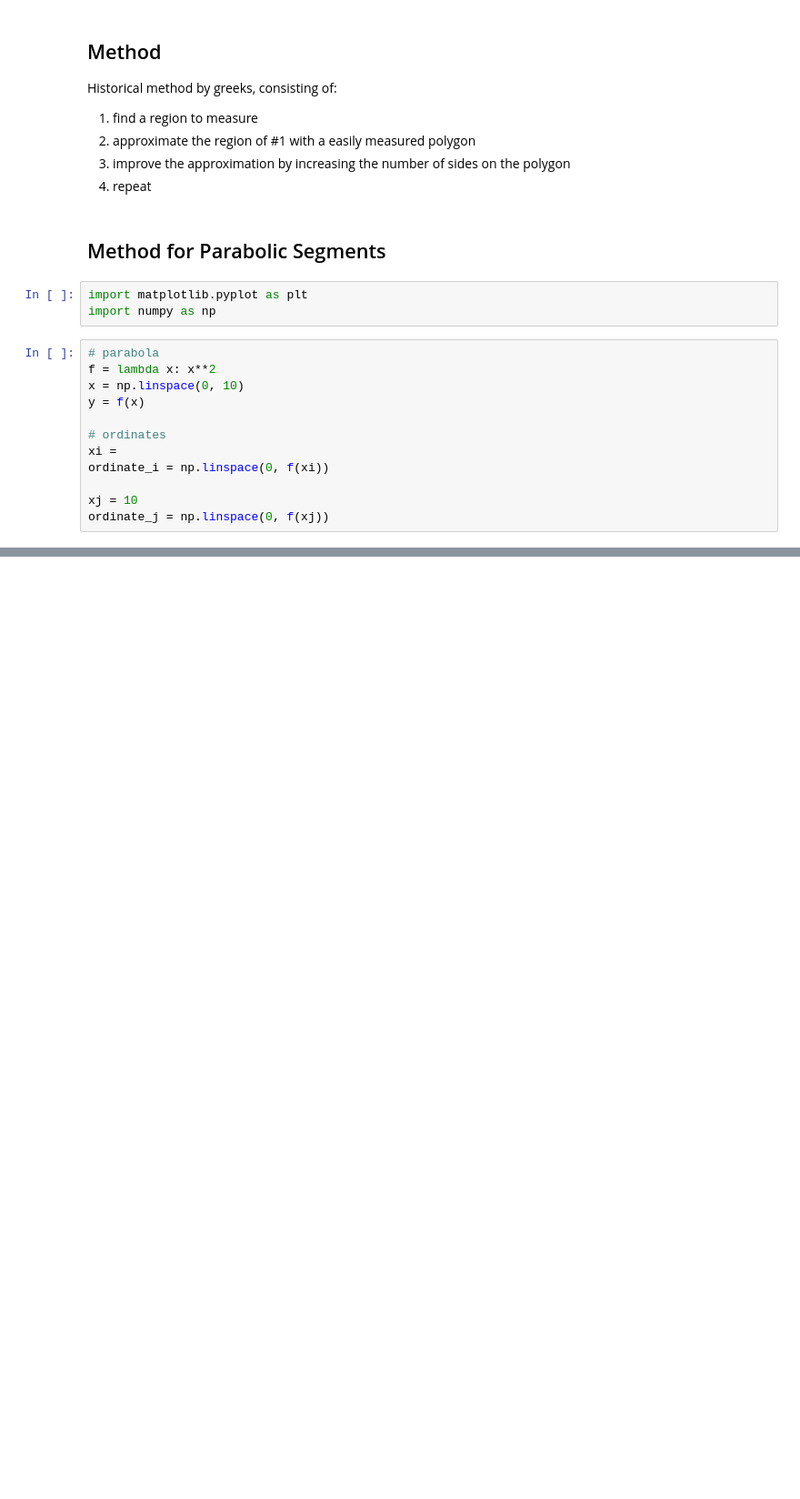
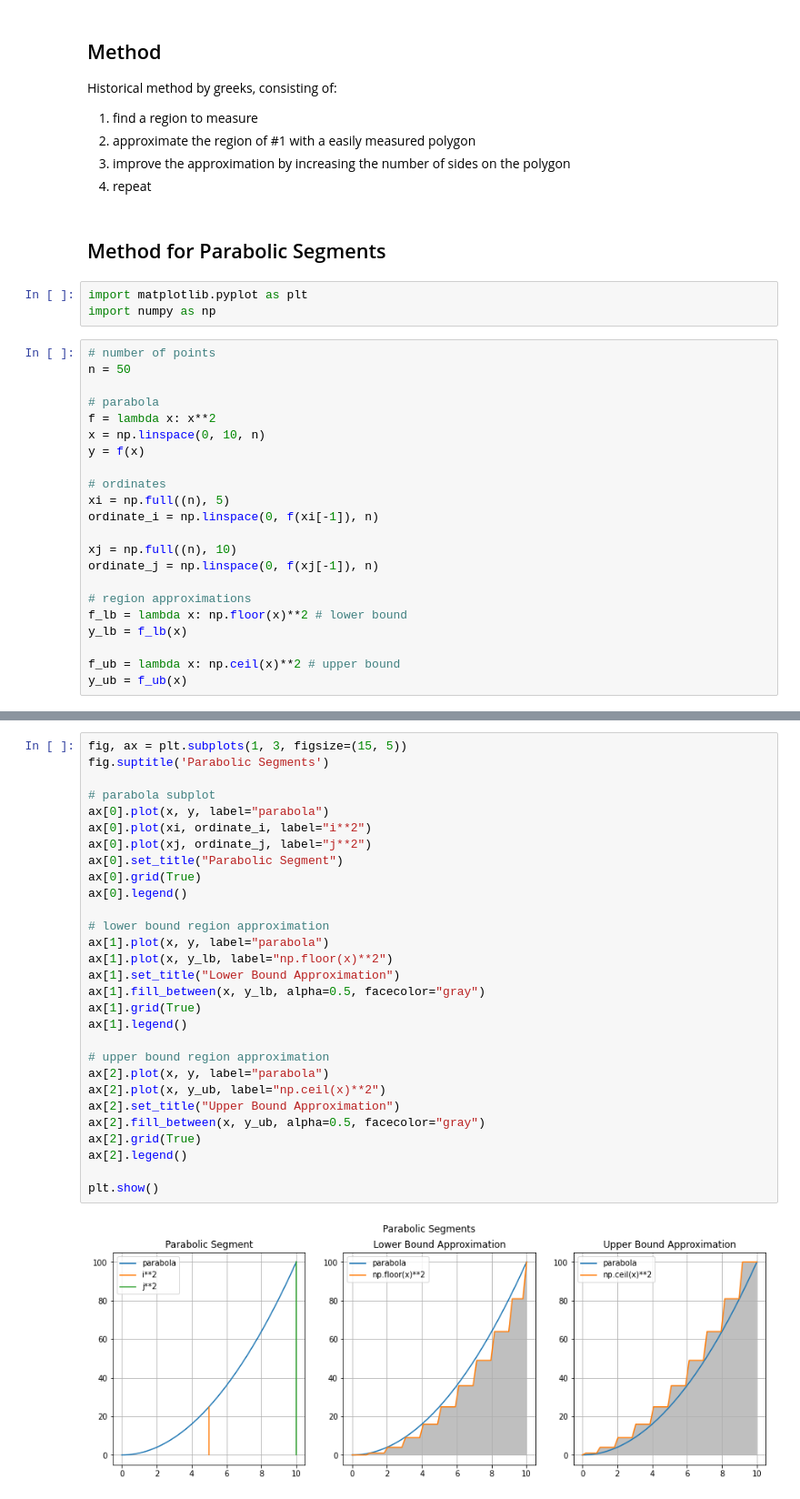
Before and after one commit to iainwo/life-of-iain, a Jupyter notebook: 0_1_1_method_of_exhaustion.ipynb, the cells around one changed output, grey strips where cells are left out. Shown: that part at 91% size. Saved outputs shown, nothing was run; the diff lists cells and outputs as text; blank space fills up the shorter version.

```diff
--- a/0_1_1_method_of_exhaustion.ipynb
+++ b/0_1_1_method_of_exhaustion.ipynb
@@ -22,14 +22,24 @@ Historical method by greeks, consisting of:
 import matplotlib.pyplot as plt
 import numpy as np
 # %%
+# number of points
+n = 50
+
 # parabola
 f = lambda x: x**2
-x = np.linspace(0, 10)
+x = np.linspace(0, 10, n)
 y = f(x)
 
 # ordinates
-xi =
-ordinate_i = np.linspace(0, f(xi))
+xi = np.full((n), 5)
+ordinate_i = np.linspace(0, f(xi[-1]), n)
 
-xj = 10
-ordinate_j = np.linspace(0, f(xj))
+xj = np.full((n), 10)
+ordinate_j = np.linspace(0, f(xj[-1]), n)
+
+# region approximations
+f_lb = lambda x: np.floor(x)**2 # lower bound
+y_lb = f_lb(x)
+
+f_ub = lambda x: np.ceil(x)**2 # upper bound
+y_ub = f_ub(x)
@@ -52,0 +46,31 @@ ValueError: ignored
+# %%
+fig, ax = plt.subplots(1, 3, figsize=(15, 5))
+fig.suptitle('Parabolic Segments')
+
+# parabola subplot
+ax[0].plot(x, y, label="parabola")
+ax[0].plot(xi, ordinate_i, label="i**2")
+ax[0].plot(xj, ordinate_j, label="j**2")
+ax[0].set_title("Parabolic Segment")
+ax[0].grid(True)
+ax[0].legend()
+
+# lower bound region approximation
+ax[1].plot(x, y, label="parabola")
+ax[1].plot(x, y_lb, label="np.floor(x)**2")
+ax[1].set_title("Lower Bound Approximation")
+ax[1].fill_between(x, y_lb, alpha=0.5, facecolor="gray")
+ax[1].grid(True)
+ax[1].legend()
+
+# upper bound region approximation
+ax[2].plot(x, y, label="parabola")
+ax[2].plot(x, y_ub, label="np.ceil(x)**2")
+ax[2].set_title("Upper Bound Approximation")
+ax[2].fill_between(x, y_ub, alpha=0.5, facecolor="gray")
+ax[2].grid(True)
+ax[2].legend()
+
+plt.show()
+# %% [output]
+[figure, added]
```
Also changed, not shown: parts of 1 cell of this notebook.
